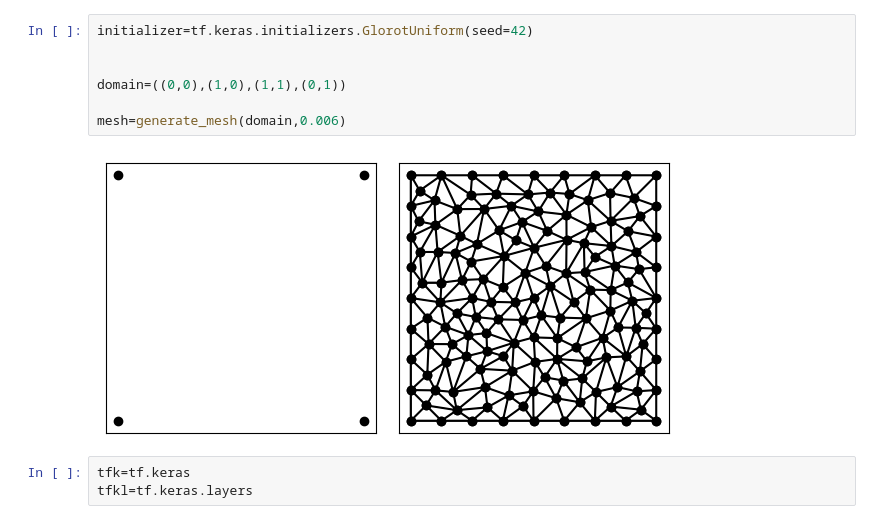
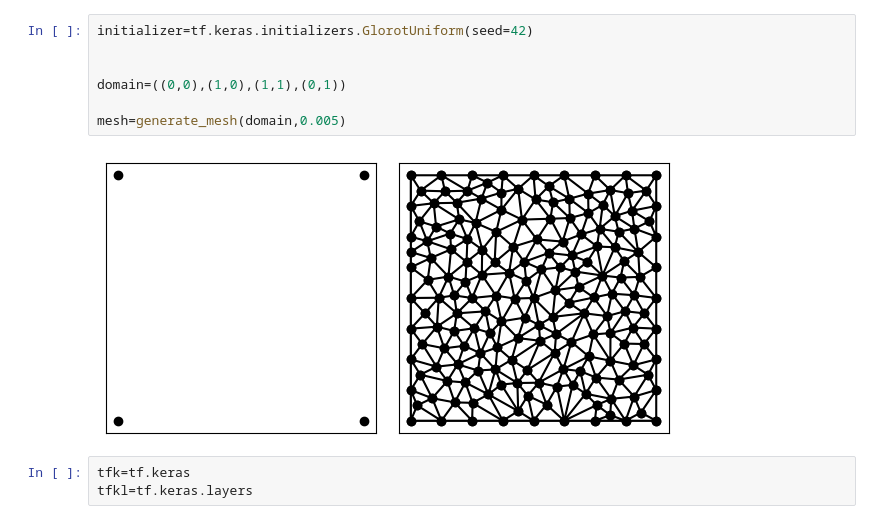
Before and after one commit to jar-evans/IVPINN, a Jupyter notebook: VPINN_clean_with_BC/main.ipynb, the cells around one changed output. Drawn from its saved outputs; the diff is of its cells as text.

```diff
--- a/VPINN_clean_with_BC/main.ipynb
+++ b/VPINN_clean_with_BC/main.ipynb
@@ -25,12 +22,12 @@ settings_lib imported
 # %%
 initializer=tf.keras.initializers.GlorotUniform(seed=42)
 
 
 domain=((0,0),(1,0),(1,1),(0,1))
 
-mesh=generate_mesh(domain,0.006)
+mesh=generate_mesh(domain,0.005)
 # %% [output]
-[figure, old version]
+[figure, new version]
 # %%
 tfk=tf.keras
 tfkl=tf.keras.layers
```
Also changed, not shown: parts of 17 cells of this notebook, 1 other file.
